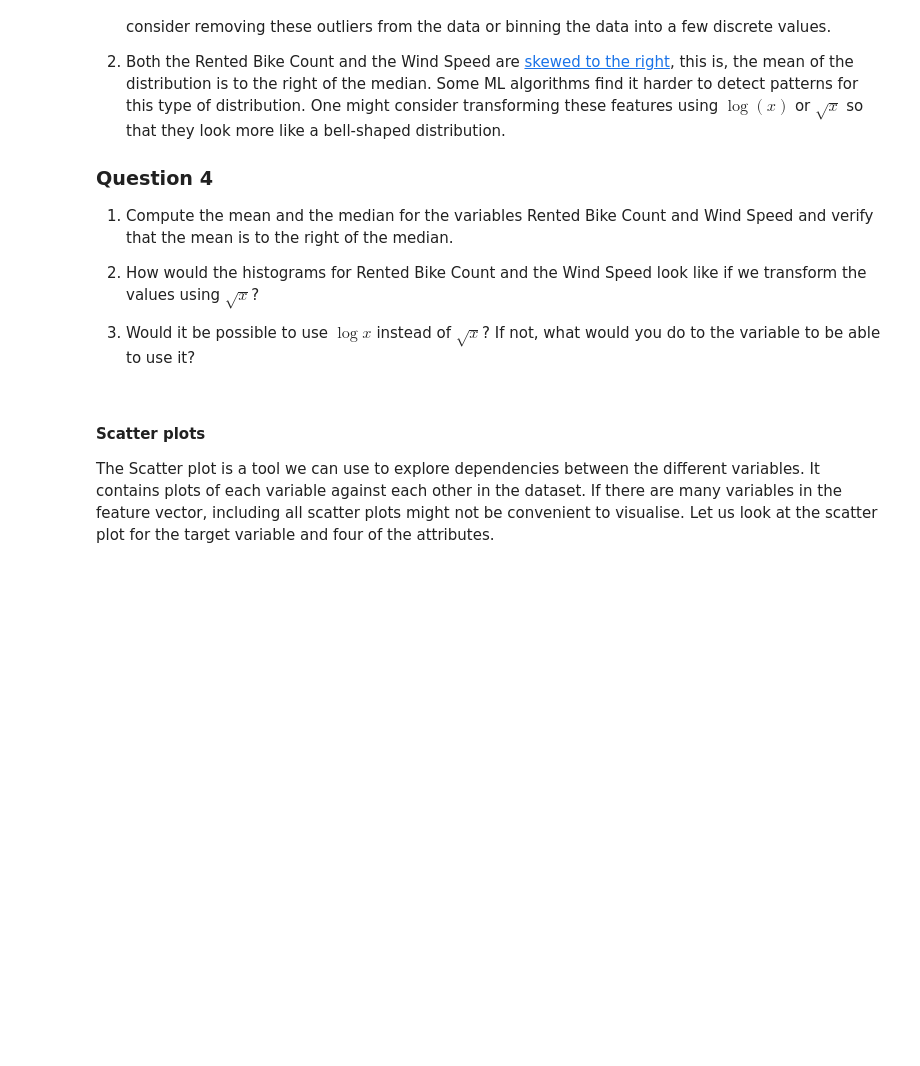
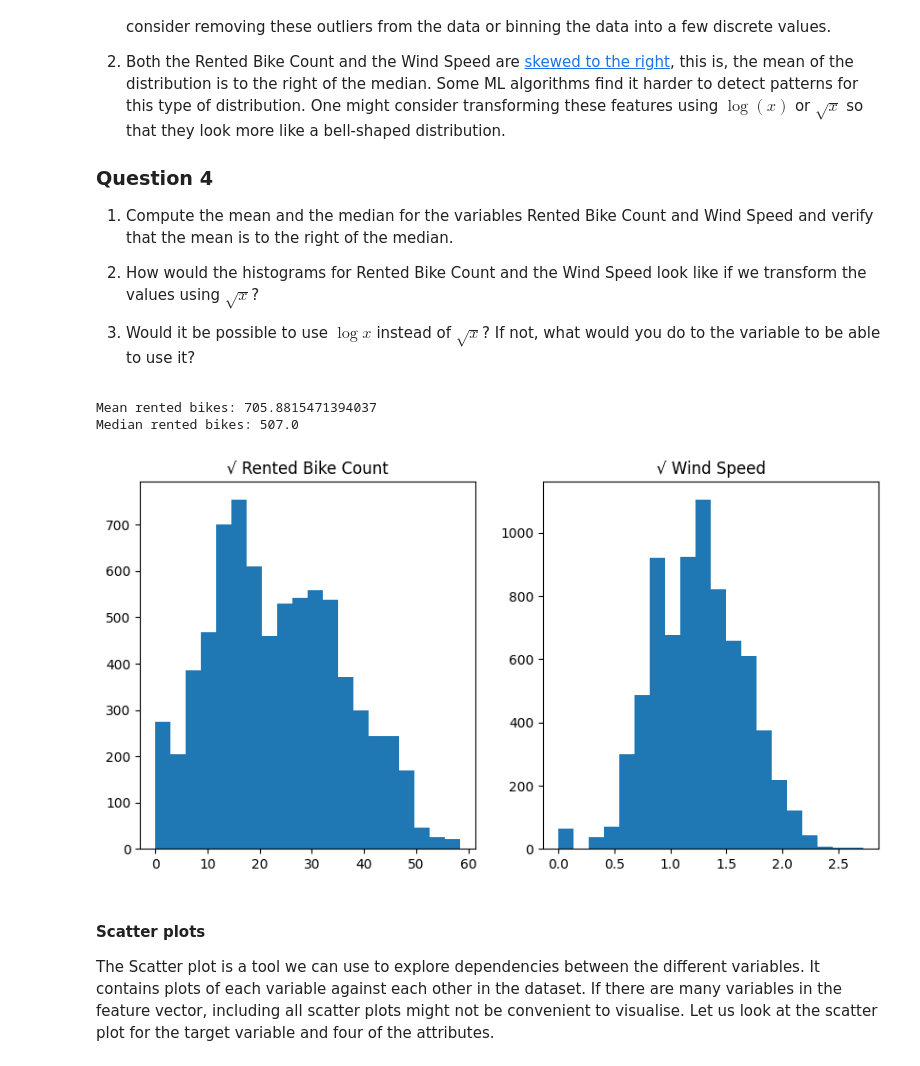
Before and after one commit to Tayrific/ML-Lab1, a Jupyter notebook: Labs/Lab 1 - End-to-end project in ML.ipynb, the cells around one changed output. Drawn from its saved outputs; the diff is of its cells as text; code cells hidden in the pictures; blank space fills up the shorter version.

```diff
--- a/Labs/Lab 1 - End-to-end project in ML.ipynb
+++ b/Labs/Lab 1 - End-to-end project in ML.ipynb
@@ -277,3 +344,34 @@ Some observations from the histograms are:
+# %%
+import numpy as np
+
+mean_rented = bs_train_set["Rented Bike Count"].mean()
+median_rented = bs_train_set["Rented Bike Count"].median()
+print("Mean rented bikes:", mean_rented)
+print("Median rented bikes:", median_rented)
+
+bs_train_set["Rented_Bike_Count_sqrt"] = np.sqrt(bs_train_set["Rented Bike Count"])
+bs_train_set["Wind_Speed_sqrt"] = np.sqrt(bs_train_set["Wind speed (m/s)"])
+fig, axes = plt.subplots(1, 2, figsize=(10, 5))
+
+axes[0].hist(bs_train_set["Rented_Bike_Count_sqrt"], bins=20)
+axes[0].set_title("√ Rented Bike Count")
+
+# Histogram of Wind Speed (sqrt)
+axes[1].hist(bs_train_set["Wind_Speed_sqrt"], bins=20)
+axes[1].set_title("√ Wind Speed")
+
+
+bs_train_set["Rented_Bike_Count_log"] = np.log1p(bs_train_set["Rented Bike Count"])
+#our data has zeros so log transformation won't work - log2- computes to log(x+1) so there is no zeros
+
+
+
+
+plt.show()
+# %% [output]
+Mean rented bikes: 705.8815471394037
+Median rented bikes: 507.0
+[figure, added]
 # %% [markdown]
 #### Scatter plots
 
```
Also changed, not shown: parts of 17 cells of this notebook.
